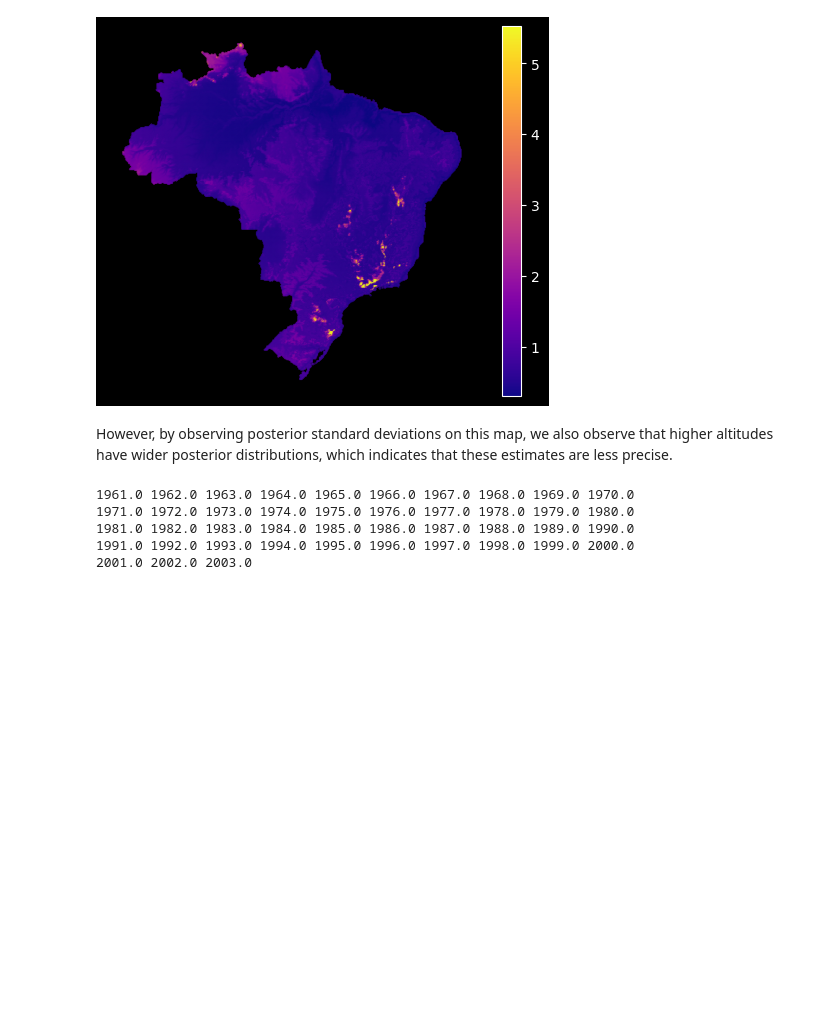
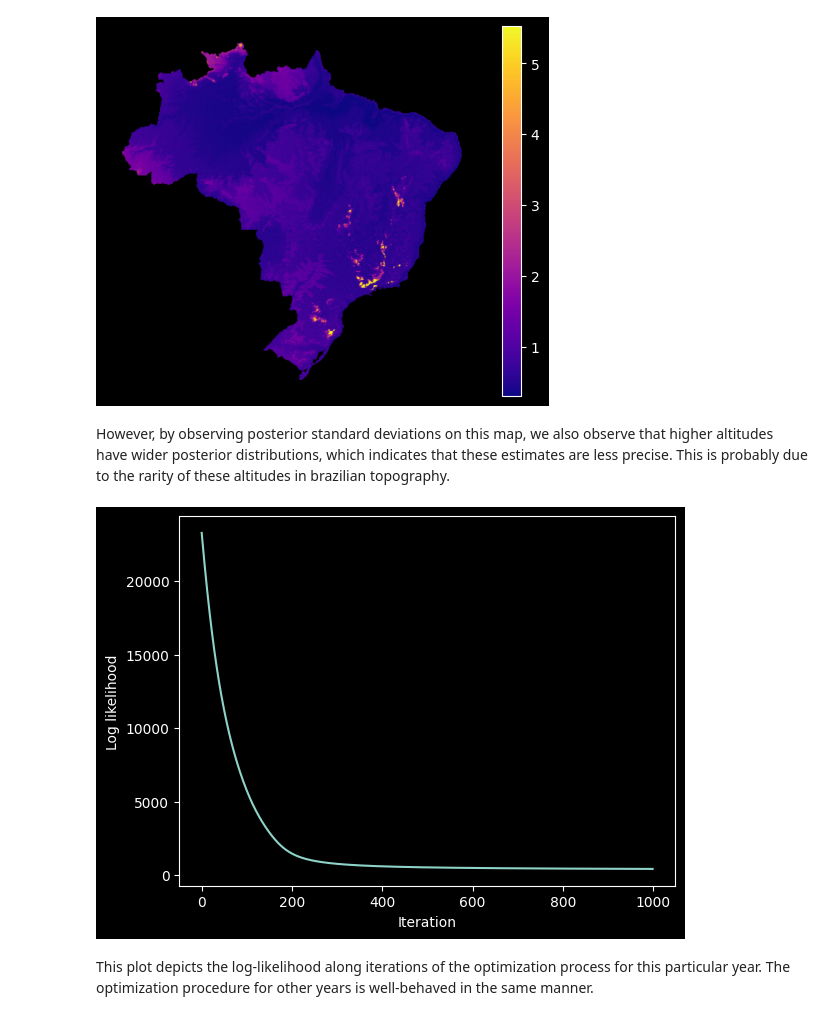
Before and after one commit to ggarciapato/temperatura, a Jupyter notebook: ipynb/explore.ipynb, the cells around one changed output. Cells and saved outputs as stored; diff of their text form; code cells hidden in the pictures; blank space fills up the shorter version.

```diff
--- a/ipynb/explore.ipynb
+++ b/ipynb/explore.ipynb
@@ -210,13 +212,21 @@ plt.savefig('out/test_deviations.png')
 However, by observing posterior standard deviations on this map,
 we also observe that higher altitudes have wider posterior distributions,
 which indicates that these estimates are less precise.
+This is probably due to the rarity of these altitudes in brazilian topography.
+# %%
+gp_estimator.plot_loglik()
+# %% [output]
+[figure, added]
+# %% [markdown]
+This plot depicts the log-likelihood along iterations of the optimization process for this particular year.
+The optimization procedure for other years is well-behaved in the same manner.
 # %%
 #  lets estimate different regressions by year
 _gprs = {}
 _pds = []
 
 for year, df in seasons_pd.groupby(level=5):
-    print(year, end='\n' if not year % 10 else ' ')
+    # print(year, end='\n' if not year % 10 else ' ')
     estimator = GPREstimator(df)
     estimator.optimize(num_iters=1000)
     estimator.predict(grid)
@@ -230,9 +240,3 @@ for year, df in seasons_pd.groupby(level=5):
 years_pd = pd.concat(_pds, axis=1)
 
 years_pd.to_csv('data/yearly_estimates.csv', index=True)
-# %% [output]
-1961.0 1962.0 1963.0 1964.0 1965.0 1966.0 1967.0 1968.0 1969.0 1970.0
-1971.0 1972.0 1973.0 1974.0 1975.0 1976.0 1977.0 1978.0 1979.0 1980.0
-1981.0 1982.0 1983.0 1984.0 1985.0 1986.0 1987.0 1988.0 1989.0 1990.0
-1991.0 1992.0 1993.0 1994.0 1995.0 1996.0 1997.0 1998.0 1999.0 2000.0
-2001.0 2002.0 2003.0
```
Also changed, not shown: parts of 10 cells of this notebook, 4 other files.
